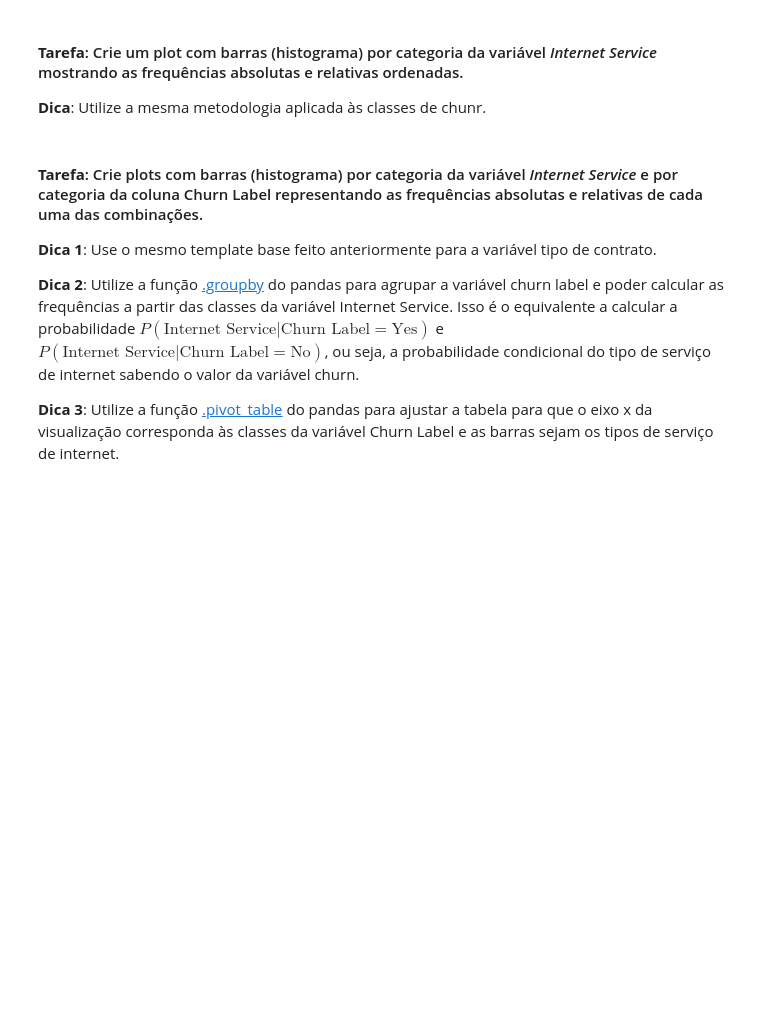
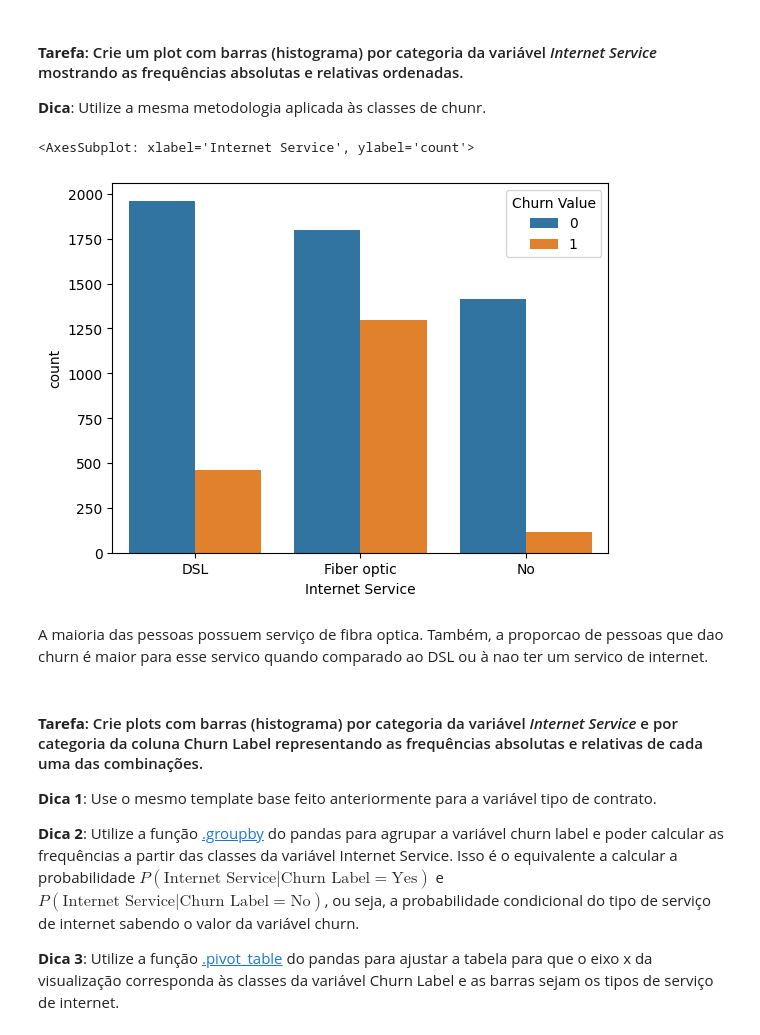
Before and after one commit to yannacavalcanti/bootcampPortfolioOutubro2023, a Jupyter notebook: 3. Detecção dos drivers de churn para retenção de clientes_joao.ipynb, the cells around one changed output. Saved outputs shown, nothing was run; the diff lists cells and outputs as text; code cells hidden in the pictures; blank space fills up the shorter version.

```diff
--- a/3. Detecção dos drivers de churn para retenção de clientes_joao.ipynb
+++ b/3. Detecção dos drivers de churn para retenção de clientes_joao.ipynb
@@ -646,6 +800,13 @@ Neste projeto, utilizaremos o **teste qui-quadrado**.
 #### **Tarefa**: Crie um plot com barras (histograma) por categoria da variável *Internet Service* mostrando as frequências absolutas e relativas ordenadas.
 
 **Dica**: Utilize a mesma metodologia aplicada às classes de chunr.
+# %%
+sns.countplot(x = data['Internet Service'], hue = data['Churn Value'])
+# %% [output]
+<AxesSubplot: xlabel='Internet Service', ylabel='count'>
+[figure, added]
+# %% [markdown]
+A maioria das pessoas possuem serviço de fibra optica. Também, a proporcao de pessoas que dao churn é maior para esse servico quando comparado ao DSL ou à nao ter um servico de internet.
 # %% [markdown]
 #### **Tarefa**: Crie plots com barras (histograma) por categoria da variável *Internet Service* e por categoria da coluna Churn Label representando as frequências absolutas e relativas de cada uma das combinações.
 
```
Also changed, not shown: parts of 41 cells of this notebook.
